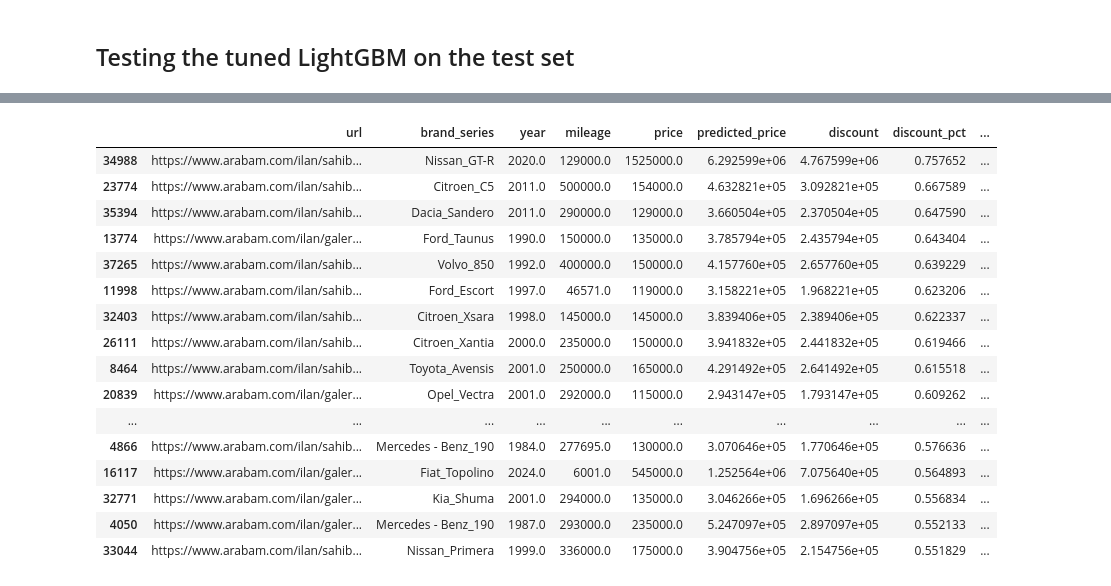
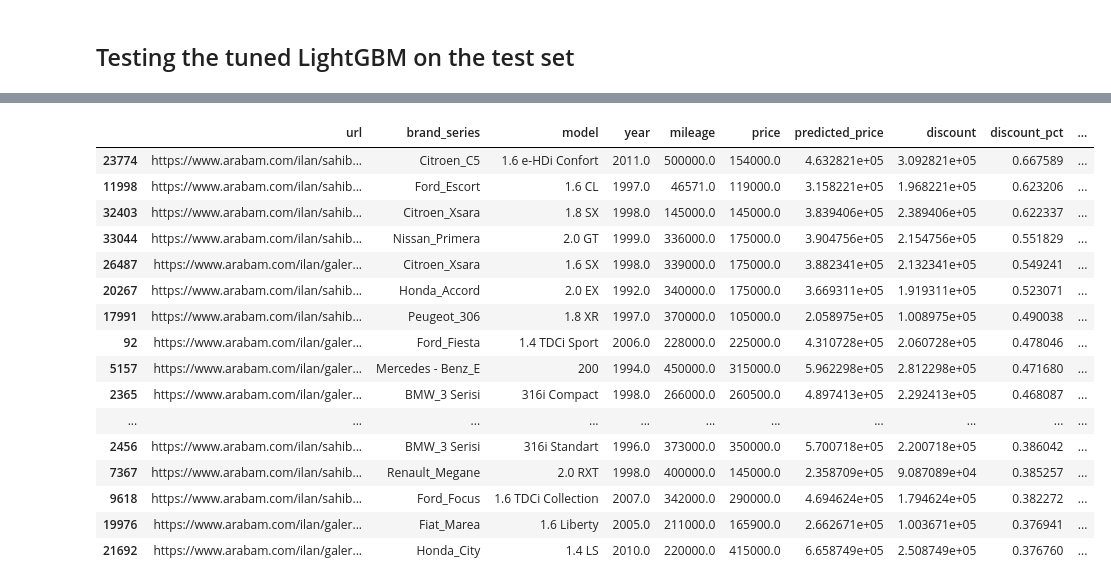
Before and after one commit to kuzeyaldemir0/car-bargain, a Jupyter notebook: model.ipynb, the cells around one changed output, grey strips where cells are left out. Saved outputs shown, nothing was run; the diff lists cells and outputs as text; code cells hidden in the pictures.

Commit message:
Use test-set-only bargain ranking and improve LightGBM randomized search setup

```diff
--- a/model.ipynb
+++ b/model.ipynb
@@ -276,9 +317,41 @@ Best CV score: 132614.7069433751
 # %%
-df['predicted_price'] = lgbm.predict(X)
-df['discount'] = df['predicted_price'] - df['price']
-df['discount_pct'] = df['discount'] / df['predicted_price']
+MIN_BRAND_SERIES_TRAIN_COUNT = 20
+OLD_CAR_YEAR_CUTOFF = 2010
 
-bargains = df[['url', 'brand_series', 'year', 'mileage', 'price', 'predicted_price', 'discount', 'discount_pct', 'heavy_damage', 'paint_changed']]
-bargains = bargains.sort_values('discount_pct', ascending=False)
-bargains.head(20)
+train_brand_series_counts = df.loc[X_train.index, "brand_series"].value_counts()
+
+test_bargains = df.loc[X_test.index].copy()
+test_bargains["predicted_price"] = lgbm.predict(X_test)
+test_bargains["discount"] = test_bargains["predicted_price"] - test_bargains["price"]
+test_bargains["discount_pct"] = test_bargains["discount"] / test_bargains["predicted_price"]
+test_bargains["brand_series_train_count"] = (
+    test_bargains["brand_series"].map(train_brand_series_counts).fillna(0).astype(int)
+)
+test_bargains["rare_brand_series"] = test_bargains["brand_series_train_count"] < MIN_BRAND_SERIES_TRAIN_COUNT
+test_bargains["old_car"] = test_bargains["year"] <= OLD_CAR_YEAR_CUTOFF
+
+def reliability_flags(row):
+    flags = []
+    if row["rare_brand_series"]:
+        flags.append("rare_brand_series")
+    if row["old_car"]:
+        flags.append("old_car")
+    return ", ".join(flags) or ""
+
+test_bargains["reliability_flags"] = test_bargains.apply(reliability_flags, axis=1)
+
+bargain_columns = [
+    "url", "brand_series", "model", "year", "mileage", "price", "predicted_price",
+    "discount", "discount_pct", "brand_series_train_count", "reliability_flags",
+    "heavy_damage", "paint_changed",
+]
+
+bargains = test_bargains[bargain_columns].sort_values("discount_pct", ascending=False)
+reliable_bargains = bargains[bargains["brand_series_train_count"] >= MIN_BRAND_SERIES_TRAIN_COUNT]
+
+print(f"Test-set bargain candidates: {len(bargains):,}")
+print(f"Reliable candidates with at least {MIN_BRAND_SERIES_TRAIN_COUNT} training comparables: {len(reliable_bargains):,}")
+print(f"Rare brand-series candidates filtered out: {len(bargains) - len(reliable_bargains):,}")
+
+reliable_bargains.head(20)
 # %% [output]
@@ -285,17 +361,17 @@ bargains.head(20)
-|  | url | brand_series | year | mileage | price | predicted_price | discount | discount_pct | ... |
-| 34988 | https://www.arabam.com/ilan/sahib... | Nissan_GT-R | 2020.0 | 129000.0 | 1525000.0 | 6.292599e+06 | 4.767599e+06 | 0.757652 | ... |
-| 23774 | https://www.arabam.com/ilan/sahib... | Citroen_C5 | 2011.0 | 500000.0 | 154000.0 | 4.632821e+05 | 3.092821e+05 | 0.667589 | ... |
-| 35394 | https://www.arabam.com/ilan/sahib... | Dacia_Sandero | 2011.0 | 290000.0 | 129000.0 | 3.660504e+05 | 2.370504e+05 | 0.647590 | ... |
-| 13774 | https://www.arabam.com/ilan/galer... | Ford_Taunus | 1990.0 | 150000.0 | 135000.0 | 3.785794e+05 | 2.435794e+05 | 0.643404 | ... |
-| 37265 | https://www.arabam.com/ilan/sahib... | Volvo_850 | 1992.0 | 400000.0 | 150000.0 | 4.157760e+05 | 2.657760e+05 | 0.639229 | ... |
-| 11998 | https://www.arabam.com/ilan/sahib... | Ford_Escort | 1997.0 | 46571.0 | 119000.0 | 3.158221e+05 | 1.968221e+05 | 0.623206 | ... |
-| 32403 | https://www.arabam.com/ilan/sahib... | Citroen_Xsara | 1998.0 | 145000.0 | 145000.0 | 3.839406e+05 | 2.389406e+05 | 0.622337 | ... |
-| 26111 | https://www.arabam.com/ilan/sahib... | Citroen_Xantia | 2000.0 | 235000.0 | 150000.0 | 3.941832e+05 | 2.441832e+05 | 0.619466 | ... |
-| 8464 | https://www.arabam.com/ilan/sahib... | Toyota_Avensis | 2001.0 | 250000.0 | 165000.0 | 4.291492e+05 | 2.641492e+05 | 0.615518 | ... |
-| 20839 | https://www.arabam.com/ilan/galer... | Opel_Vectra | 2001.0 | 292000.0 | 115000.0 | 2.943147e+05 | 1.793147e+05 | 0.609262 | ... |
-| ... | ... | ... | ... | ... | ... | ... | ... | ... | ... |
-| 4866 | https://www.arabam.com/ilan/sahib... | Mercedes - Benz_190 | 1984.0 | 277695.0 | 130000.0 | 3.070646e+05 | 1.770646e+05 | 0.576636 | ... |
-| 16117 | https://www.arabam.com/ilan/galer... | Fiat_Topolino | 2024.0 | 6001.0 | 545000.0 | 1.252564e+06 | 7.075640e+05 | 0.564893 | ... |
-| 32771 | https://www.arabam.com/ilan/galer... | Kia_Shuma | 2001.0 | 294000.0 | 135000.0 | 3.046266e+05 | 1.696266e+05 | 0.556834 | ... |
-| 4050 | https://www.arabam.com/ilan/galer... | Mercedes - Benz_190 | 1987.0 | 293000.0 | 235000.0 | 5.247097e+05 | 2.897097e+05 | 0.552133 | ... |
-| 33044 | https://www.arabam.com/ilan/sahib... | Nissan_Primera | 1999.0 | 336000.0 | 175000.0 | 3.904756e+05 | 2.154756e+05 | 0.551829 | ... |
+|  | url | brand_series | model | year | mileage | price | predicted_price | discount | discount_pct | ... |
+| 23774 | https://www.arabam.com/ilan/sahib... | Citroen_C5 | 1.6 e-HDi Confort | 2011.0 | 500000.0 | 154000.0 | 4.632821e+05 | 3.092821e+05 | 0.667589 | ... |
+| 11998 | https://www.arabam.com/ilan/sahib... | Ford_Escort | 1.6 CL | 1997.0 | 46571.0 | 119000.0 | 3.158221e+05 | 1.968221e+05 | 0.623206 | ... |
+| 32403 | https://www.arabam.com/ilan/sahib... | Citroen_Xsara | 1.8 SX | 1998.0 | 145000.0 | 145000.0 | 3.839406e+05 | 2.389406e+05 | 0.622337 | ... |
+| 33044 | https://www.arabam.com/ilan/sahib... | Nissan_Primera | 2.0 GT | 1999.0 | 336000.0 | 175000.0 | 3.904756e+05 | 2.154756e+05 | 0.551829 | ... |
+| 26487 | https://www.arabam.com/ilan/galer... | Citroen_Xsara | 1.6 SX | 1998.0 | 339000.0 | 175000.0 | 3.882341e+05 | 2.132341e+05 | 0.549241 | ... |
+| 20267 | https://www.arabam.com/ilan/sahib... | Honda_Accord | 2.0 EX | 1992.0 | 340000.0 | 175000.0 | 3.669311e+05 | 1.919311e+05 | 0.523071 | ... |
+| 17991 | https://www.arabam.com/ilan/sahib... | Peugeot_306 | 1.8 XR | 1997.0 | 370000.0 | 105000.0 | 2.058975e+05 | 1.008975e+05 | 0.490038 | ... |
+| 92 | https://www.arabam.com/ilan/galer... | Ford_Fiesta | 1.4 TDCi Sport | 2006.0 | 228000.0 | 225000.0 | 4.310728e+05 | 2.060728e+05 | 0.478046 | ... |
+| 5157 | https://www.arabam.com/ilan/galer... | Mercedes - Benz_E | 200 | 1994.0 | 450000.0 | 315000.0 | 5.962298e+05 | 2.812298e+05 | 0.471680 | ... |
+| 2365 | https://www.arabam.com/ilan/galer... | BMW_3 Serisi | 316i Compact | 1998.0 | 266000.0 | 260500.0 | 4.897413e+05 | 2.292413e+05 | 0.468087 | ... |
+| ... | ... | ... | ... | ... | ... | ... | ... | ... | ... | ... |
+| 2456 | https://www.arabam.com/ilan/sahib... | BMW_3 Serisi | 316i Standart | 1996.0 | 373000.0 | 350000.0 | 5.700718e+05 | 2.200718e+05 | 0.386042 | ... |
+| 7367 | https://www.arabam.com/ilan/sahib... | Renault_Megane | 2.0 RXT | 1998.0 | 400000.0 | 145000.0 | 2.358709e+05 | 9.087089e+04 | 0.385257 | ... |
+| 9618 | https://www.arabam.com/ilan/sahib... | Ford_Focus | 1.6 TDCi Collection | 2007.0 | 342000.0 | 290000.0 | 4.694624e+05 | 1.794624e+05 | 0.382272 | ... |
+| 19976 | https://www.arabam.com/ilan/galer... | Fiat_Marea | 1.6 Liberty | 2005.0 | 211000.0 | 165900.0 | 2.662671e+05 | 1.003671e+05 | 0.376941 | ... |
+| 21692 | https://www.arabam.com/ilan/galer... | Honda_City | 1.4 LS | 2010.0 | 220000.0 | 415000.0 | 6.658749e+05 | 2.508749e+05 | 0.376760 | ... |
```
Also changed, not shown: parts of 5 cells of this notebook.
